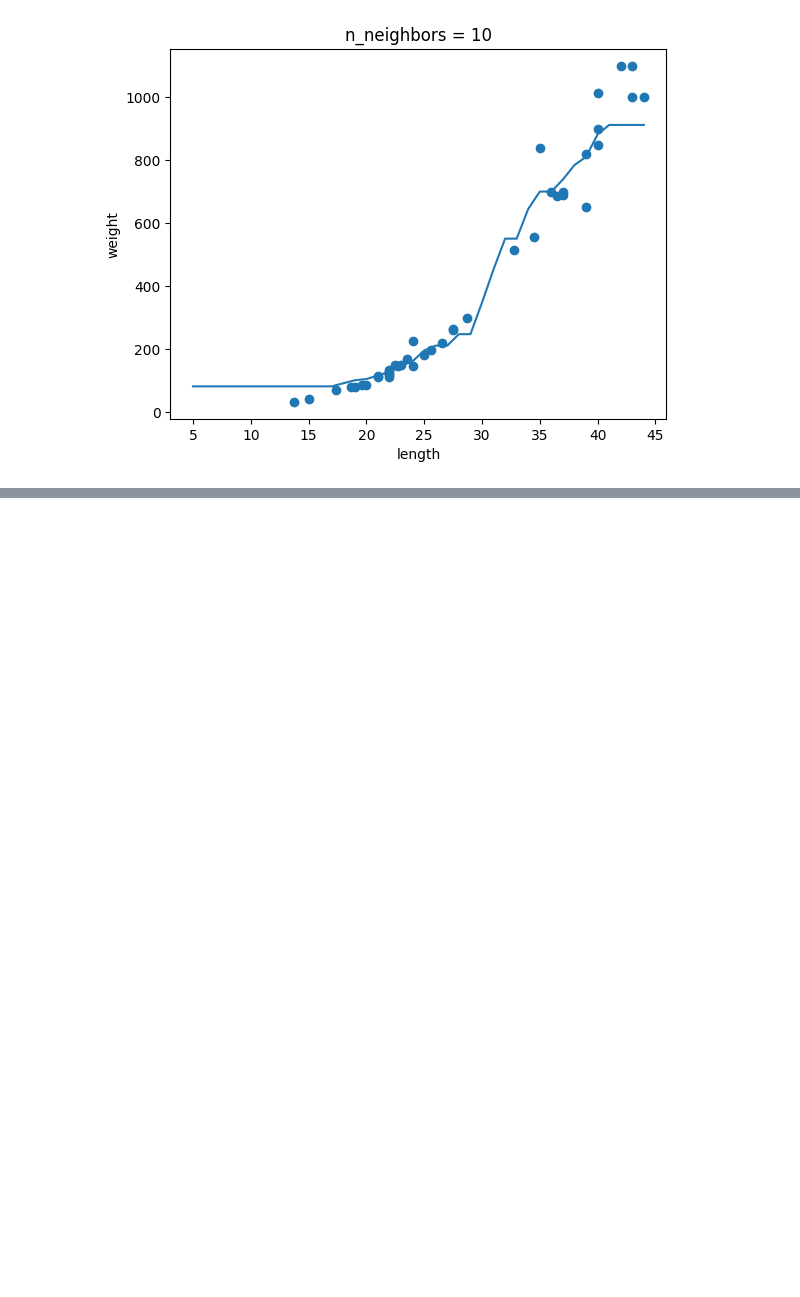
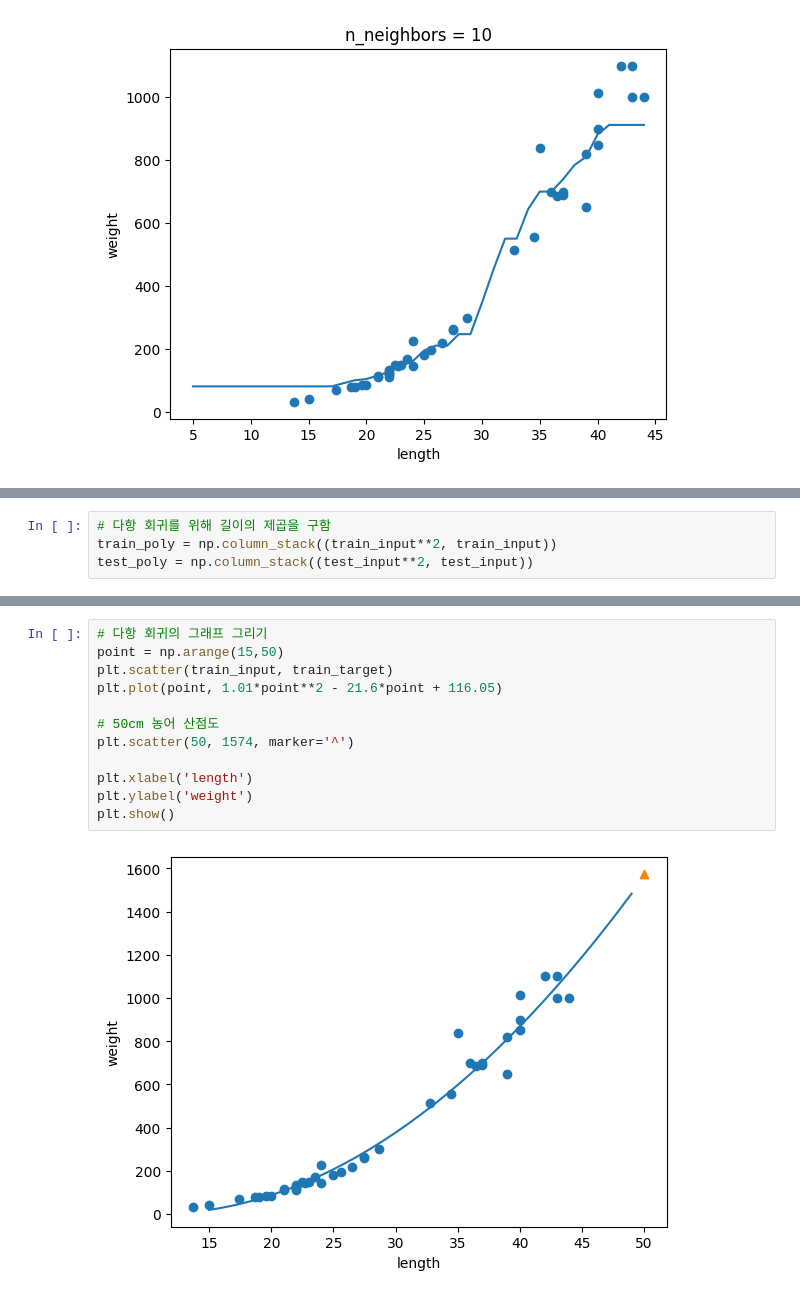
Before and after one commit to Juseong-Yu/hongonmachine, a Jupyter notebook: 혼공머신.ipynb, the cells around one changed output, grey strips where cells are left out. Drawn from its saved outputs; the diff is of its cells as text; blank space fills up the shorter version.

```diff
--- a/혼공머신.ipynb
+++ b/혼공머신.ipynb
@@ -386,0 +494,4 @@ for n in [1, 5, 10]:
+# %%
+# 다항 회귀를 위해 길이의 제곱을 구함
+train_poly = np.column_stack((train_input**2, train_input))
+test_poly = np.column_stack((test_input**2, test_input))
@@ -386,0 +515,14 @@ for n in [1, 5, 10]:
+# %%
+# 다항 회귀의 그래프 그리기
+point = np.arange(15,50)
+plt.scatter(train_input, train_target)
+plt.plot(point, 1.01*point**2 - 21.6*point + 116.05)
+
+# 50cm 농어 산점도
+plt.scatter(50, 1574, marker='^')
+
+plt.xlabel('length')
+plt.ylabel('weight')
+plt.show()
+# %% [output]
+[figure, added]
```
Also changed, not shown: parts of 17 cells of this notebook.
